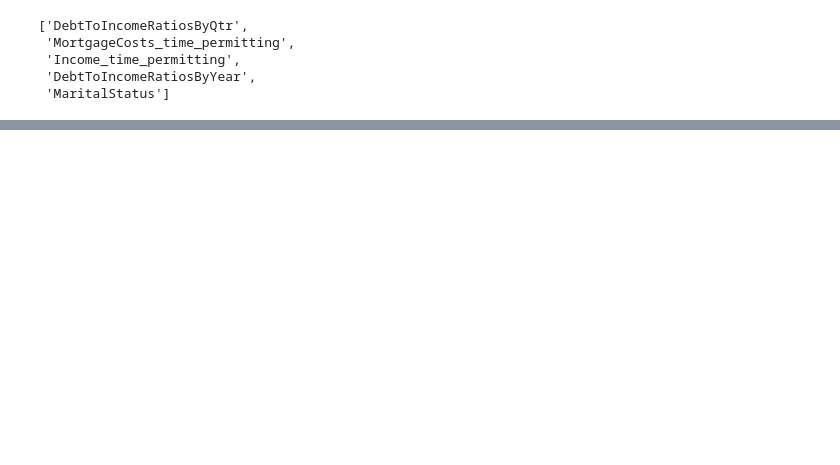
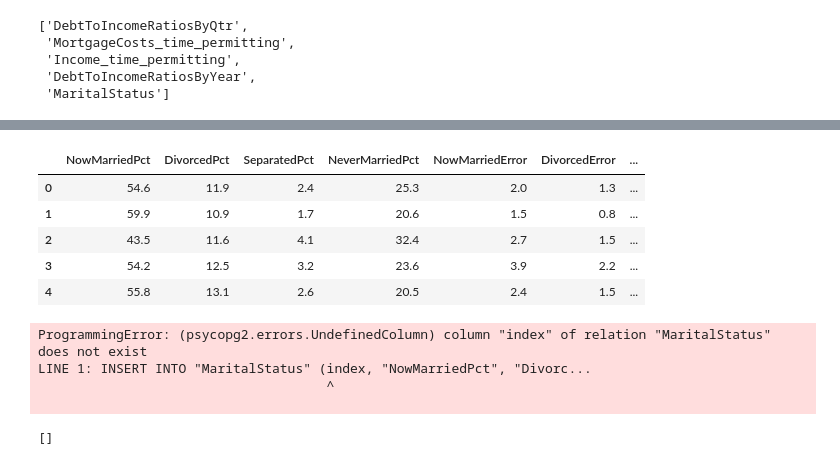
Before and after one commit to GTDataETL/FiscalHeartbreak, a Jupyter notebook: DB_load.ipynb, the cells around one changed output, grey strips where cells are left out. Drawn from its saved outputs; the diff is of its cells as text; code cells hidden in the pictures; blank space fills up the shorter version.

```diff
--- a/DB_load.ipynb
+++ b/DB_load.ipynb
@@ -73,0 +102,25 @@ session = Session(engine)
+# %%
+##### The init function is not working
+mar_df = mar_df.reset_index(drop=True)
+mar_df.head()
+# %% [output]
+|  | NowMarriedPct | DivorcedPct | SeparatedPct | NeverMarriedPct | NowMarriedError | DivorcedError | ... |
+| 0 | 54.6 | 11.9 | 2.4 | 25.3 | 2.0 | 1.3 | ... |
+| 1 | 59.9 | 10.9 | 1.7 | 20.6 | 1.5 | 0.8 | ... |
+| 2 | 43.5 | 11.6 | 4.1 | 32.4 | 2.7 | 1.5 | ... |
+| 3 | 54.2 | 12.5 | 3.2 | 23.6 | 3.9 | 2.2 | ... |
+| 4 | 55.8 | 13.1 | 2.6 | 20.5 | 2.4 | 1.5 | ... |
+# %%
+##### Send data to Postgres SQL
+mar_df.to_sql('MaritalStatus', engine, if_exists='append')
+# mar_df.to_sql('MaritalStatus', engine)
+# %% [output]
+ProgrammingError: (psycopg2.errors.UndefinedColumn) column "index" of relation "MaritalStatus" does not exist
+LINE 1: INSERT INTO "MaritalStatus" (index, "NowMarriedPct", "Divorc...
+                                     ^
+
+# %%
+##### Send data to SQL
+engine.execute('SELECT * FROM "MaritalStatus" limit 10').fetchall()
+# %% [output]
+[]
```
Also changed, not shown: parts of 8 cells of this notebook.
